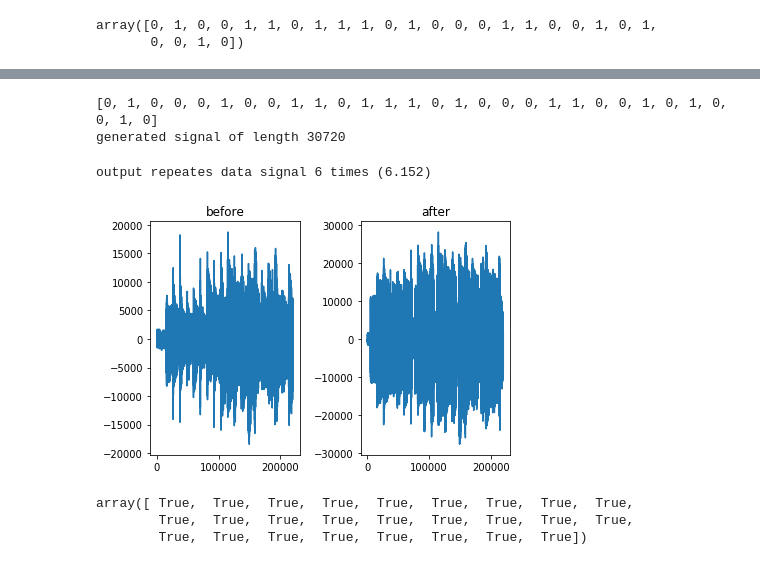
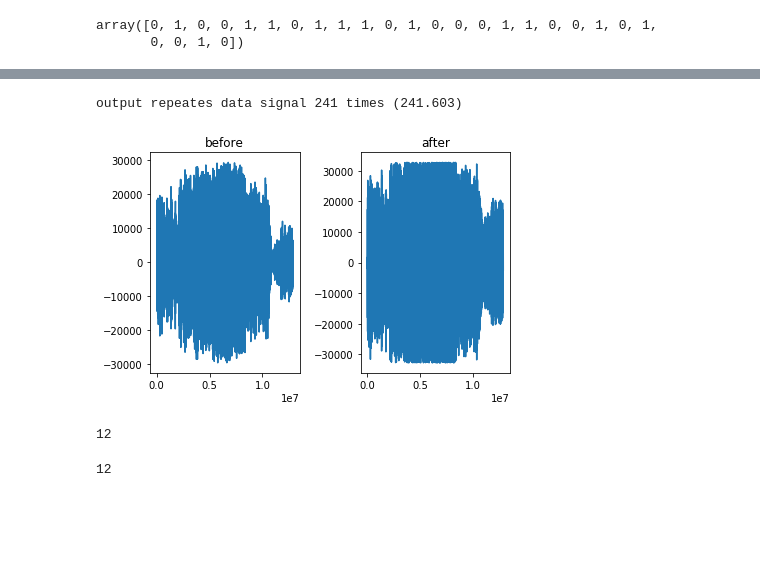
Before and after one commit to liangw6/musical-guacamole, a Jupyter notebook: soundqr-build.ipynb, the cells around one changed output, grey strips where cells are left out. Drawn from its saved outputs; the diff is of its cells as text; code cells hidden in the pictures; blank space fills up the shorter version.

```diff
--- a/soundqr-build.ipynb
+++ b/soundqr-build.ipynb
@@ -2,6 +2,8 @@
 from scipy.io import wavfile
 import matplotlib.pyplot as plt
 import numpy as np
+
+check_sum_length = 5
 
 # n_samples / sample_rate = duration in seconds
 def create_sin_wave(freq, n_samples=44100, sample_rate=44100, amplitude=10000,
@@ -33,13 +35,15 @@ def get_signal(data_seq, sample_size=1024, write_to_file=None):
 # if output_length > music: the resulting signal conforms to music_length
 # if output_length > data_signal: data_signal will be repeated to fit output_length
 # all units here are in terms of number of samples points
-def mix_with_music(data_signal, music_name, output_length=2*44100,
+def mix_with_music(data_signal, music_name, output_length=2*44100,    # use output_length of -1 for no trimming
                    # Note that 1024 * 5 means we will wait for 5 FFT intervals before
                    # attempting to transmit the next data sequence
                    start_delay=1024 * 5,
                    to_mono=True, graph=False,write_to_file=None):
     # 1. Extract Music Signals
     fs, data =  wavfile.read(music_name)
+    if output_length == -1:
+        output_length = len(data)
     music_signal = data[:output_length]
     if to_mono:
         music_signal = np.mean(music_signal, axis=1).astype(np.int16)
@@ -73,6 +77,18 @@ def mix_with_music(data_signal, music_name, output_length=2*44100,
         plt.tight_layout()
 
     return new_signal
+
+def binary2int(binary_array):
+    binary_string = ''
+    for i in binary_array:
+        binary_string += str(i)
+    return int(binary_string, 2)
+
+def binary_array2string(binary_array):
+    binary_string = ''
+    for i in binary_array:
+        binary_string += str(i)
+    return binary_string
 # %% [markdown]
 ## Step I: Constant Wave ultrasound
 # %%
@@ -135,3 +151,21 @@ curr_signal
 # %% [output]
 array([0, 1, 0, 0, 1, 1, 0, 1, 1, 1, 0, 1, 0, 0, 0, 1, 1, 0, 0, 1, 0, 1,
        0, 0, 1, 0])
+# %%
+preamble = [0, 1, 0, 1, 1, 0]
+curr_data = [0, 1, 0, 0, 1, 1, 0, 1, 1, 1, 0, 1, 0, 0, 0, 1, 1, 0, 0, 1, 0, 1, 0, 0, 1, 0]
+# building checksum
+#                                    # skipping 0b
+check_sum = [int(i) for i in bin(np.sum(curr_data))[2:]]
+# 0 padding
+while len(check_sum) < check_sum_length:
+    check_sum.insert(0, 0)
+
+all_data = preamble + curr_data + check_sum
+print('all data')
+print('preamble', preamble)
+print('check sum', check_sum)
+print('curr data', curr_data)
+print('song signature: ', binary_array2string(curr_data))
+
+full_data_signal = get_signal(all_data)
@@ -138,24 +179,13 @@ array([0, 1, 0, 0, 1, 1, 0, 1, 1, 1, 0, 1, 0, 0, 0, 1, 1, 0, 0, 1, 0, 1,
+# %%
+song_name = "original_songs/Scarborough-Fair.wav"
+all_signal = mix_with_music(full_data_signal, song_name, output_length=-1, start_delay=1024 * 15,
+                            graph=True, write_to_file='output/scarborough_fair_embedded.wav')
+# %% [output]
+output repeates data signal 241 times (241.603)
+[figure, added]
 # %%
-preamble = [0, 1, 0, 0]
-curr_data = [0, 1, 0, 0, 1, 1, 0, 1, 1, 1, 0, 1, 0, 0, 0, 1, 1, 0, 0, 1, 0, 1, 0, 0, 1, 0]
-all_data = preamble + curr_data
-print(all_data)
-
-full_data_signal = get_signal(all_data)
+print(np.sum([0, 1, 0, 0, 1, 1, 0, 1, 1, 1, 0, 1, 0, 0, 0, 1, 1, 0, 0, 1, 0, 1, 0, 0, 1, 0]))
+binary2int(check_sum)
 # %% [output]
-[0, 1, 0, 0, 0, 1, 0, 0, 1, 1, 0, 1, 1, 1, 0, 1, 0, 0, 0, 1, 1, 0, 0, 1, 0, 1, 0, 0, 1, 0]
-generated signal of length 30720
+12
+12
-# %%
-song_name = "original_songs/Scarborough-Fair.wav"
-all_signal = mix_with_music(full_data_signal, song_name, output_length=5*44100,
-                            graph=True, write_to_file='output/example_signal_26bit.wav')
-# %% [output]
-output repeates data signal 6 times (6.152)
-[figure, removed]
-# %%
-test_signal = [0, 1, 0, 0, 1, 1, 0, 1, 1, 1, 0, 1, 0, 0, 0, 1, 1, 0, 0, 1, 0, 1, 0, 0, 1, 0]
-test_signal == curr_signal
-# %% [output]
-array([ True,  True,  True,  True,  True,  True,  True,  True,  True,
-        True,  True,  True,  True,  True,  True,  True,  True,  True,
-        True,  True,  True,  True,  True,  True,  True,  True])
```
Also changed, not shown: parts of 1 cell of this notebook, 3 other files.
